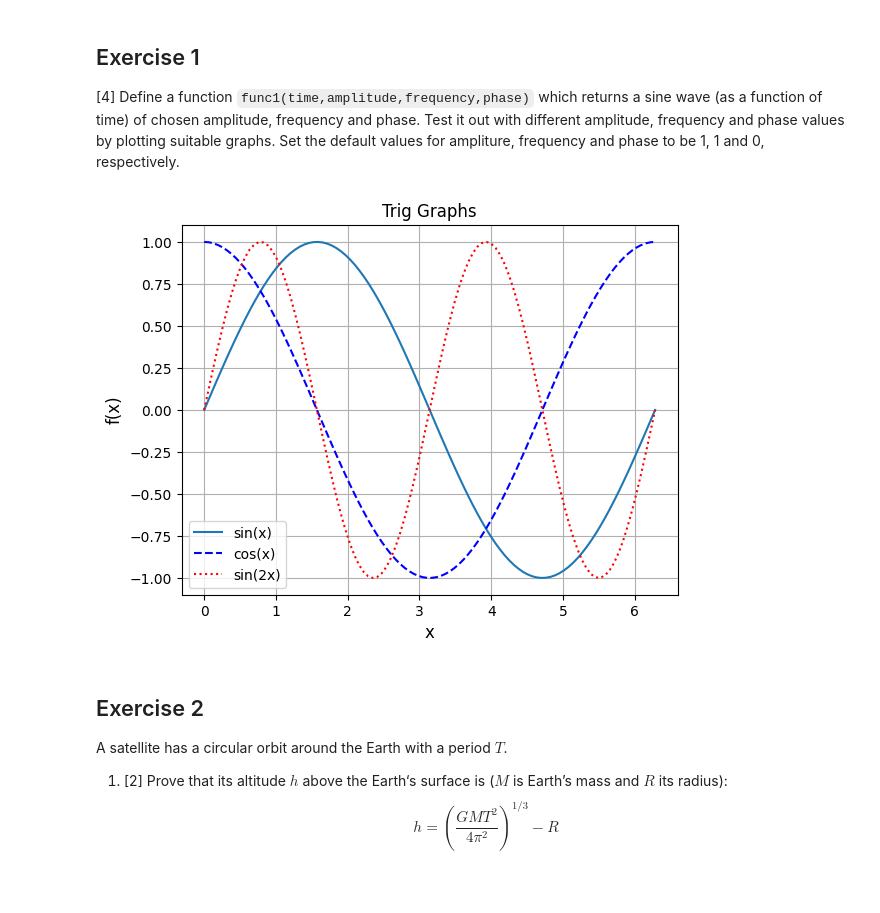
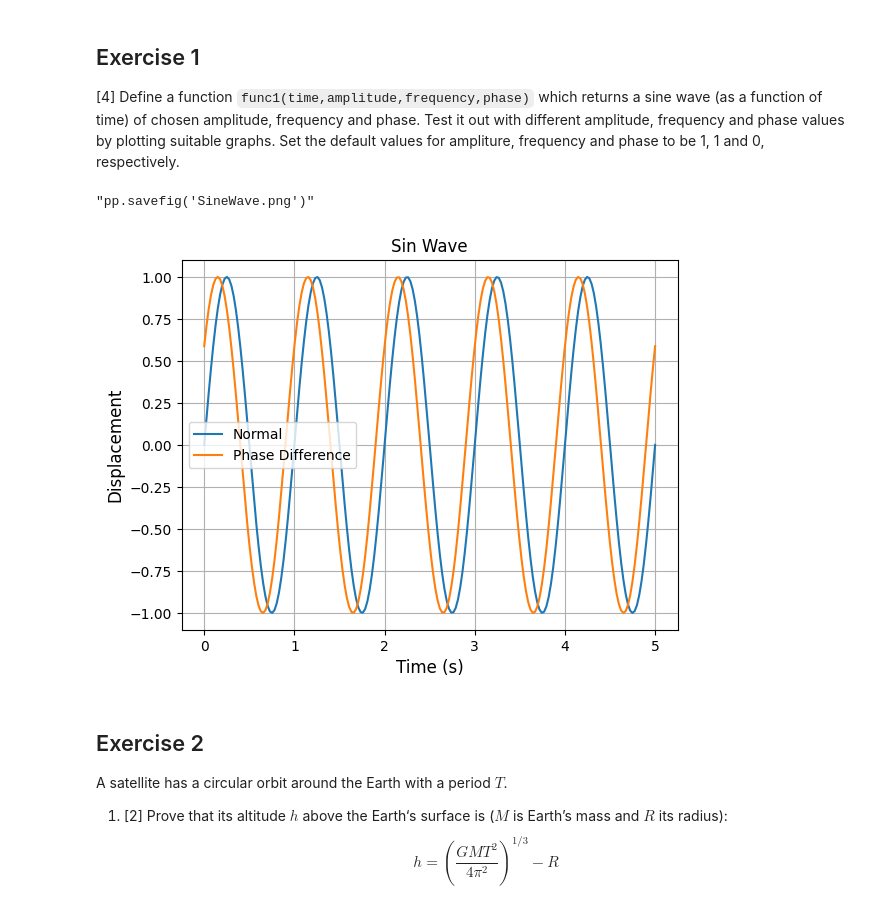
Before and after one commit to PX2145-2025/week-2-b-Steadman-Viola, a Jupyter notebook: Functions.ipynb, the cells around one changed output. Saved outputs shown, nothing was run; the diff lists cells and outputs as text; code cells hidden in the pictures.

```diff
--- a/Functions.ipynb
+++ b/Functions.ipynb
@@ -276,41 +276,49 @@ Use the `anglesutils` module you just created to plot that function from $t=0\,\
 [4] Define a function `func1(time,amplitude,frequency,phase)` which returns a sine wave (as a function of time) of chosen amplitude, frequency and phase. Test it out with different amplitude, frequency and phase values by plotting suitable graphs. Set the default values for ampliture, frequency and phase to be 1, 1 and 0, respectively.
 # %%
 #Imports
-import matplotlib.pyplot as pp
+import matplotlib.pyplot as pp #I use so many different functions from pyplot to make my graphs look nice, I prefer having the entire module.
+from numpy import array,sqrt,pi,sin,linspace
+
+
 
 
 #Define requested function.
-def func1(time,amplitude=1,frequency=1,phase=0):
-  sin(time+2*pi)
+def func1(time, amplitude=1, frequency=1, phase=0):
+  # A*sin( 2π*[ft+ϕ] )
+  return amplitude*sin(2*pi*frequency*time+2*pi*phase)
+
 
 
 
 #Create x space
-x=pl.linspace(0,2*pl.pi,100)
+x=linspace(0,5,200)
+
+#Plotting & Creating Graph
 pp.figure()
-
-#Functions
-"""Examples
+"""Example plots
 pp.plot(x,sin(x),label="sin(x)")
 pp.plot(x,cos(x),"b--",label="cos(x)")
 pp.plot(x,sin(2*x),"r:",label="sin(2x)")"""
 
+pp.plot(x,func1(x),label="Normal")
+pp.plot(x,func1(x,phase=0.1),label="Phase Difference")
+
 #Formatting
 ##Bounds
-"""xlim(0,2*pl.pi)
-ylim(-1,1)"""
+"""pp.xlim(0,2*pi)"""
 
 ##Labels
-pp.xlabel("x",fontsize=12)
-pp.ylabel("f(x)",fontsize=12)
-pp.title("Trig Graphs")
+pp.xlabel("Time (s)",fontsize=12)
+pp.ylabel("Displacement",fontsize=12)
+pp.title("Sin Wave")
 
 ##Other Settings
 pp.legend(loc="best")
 pp.grid()
-pp.savefig('CoolTestGraph.png')
+"""pp.savefig('SineWave.png')"""
 # %% [output]
+"pp.savefig('SineWave.png')"
-[figure, old version]
+[figure, new version]
 # %% [markdown]
 ## Exercise 2
 
```
